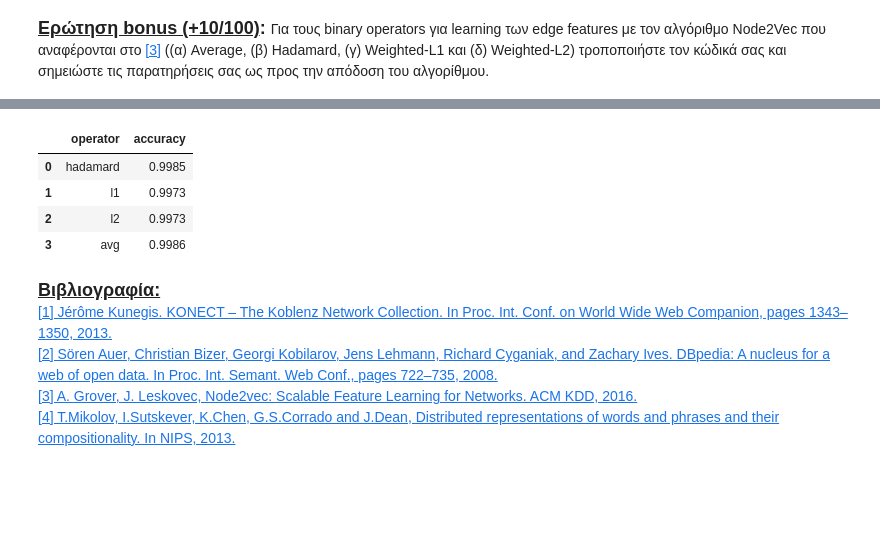
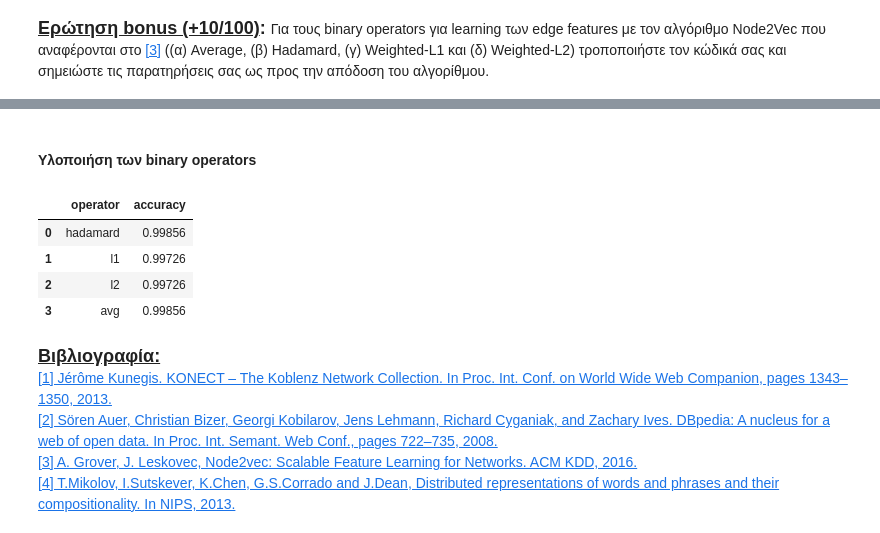
Before and after one commit to NicoleMp2/SocialNetworksAnalysis, a Jupyter notebook: ass3/ΑΚΔ_3η_Άσκηση_student_version.ipynb, the cells around one changed output, grey strips where cells are left out. Cells and saved outputs as stored; diff of their text form; code cells hidden in the pictures; blank space fills up the shorter version.

```diff
--- a/ass3/ΑΚΔ_3η_Άσκηση_student_version.ipynb
+++ b/ass3/ΑΚΔ_3η_Άσκηση_student_version.ipynb
@@ -418,38 +443,40 @@ df
+# %% [markdown]
+#### Yλοποιήση των binary operators
 # %%
 
 def operator_hadamard(u, v):
     return u * v
 
 def operator_l1(u, v):
     return np.abs(u - v)
 
 def operator_l2(u, v):
     return (u - v) ** 2
 
 def operator_avg(u, v):
     return (u + v) / 2.0
 
 def get_embedding(u):
     return n2v_model.wv[u]
 
 def binary_operator_mine(embedding, dataset, target):
     x = [embedding(get_embedding(str(i)), get_embedding(str(j))) for i, j in dataset["edge"]]
     X_train, X_test, y_train, y_test = train_test_split(x, dataset["link"], random_state=0)
     classifier = RandomForestClassifier(max_depth=2, random_state=0)
     classifier.fit(X_train, y_train)
     preds = classifier.predict(X_test)
-    return accuracy_score(y_test, preds).round(4)
+    return accuracy_score(y_test, preds).round(5)
 
 df_mine = pd.DataFrame(columns=["operator", "accuracy"])
 df_mine["operator"] = ["hadamard", "l1", "l2", "avg"]
 df_mine["accuracy"] = [binary_operator_mine(operator_hadamard, df_merged, df_merged["link"]), binary_operator_mine(operator_l1, df_merged, df_merged["link"]), binary_operator_mine(operator_l2, df_merged, df_merged["link"]), binary_operator_mine(operator_avg, df_merged, df_merged["link"])]
 df_mine
 # %% [output]
 |  | operator | accuracy |
-| 0 | hadamard | 0.9985 |
-| 1 | l1 | 0.9973 |
-| 2 | l2 | 0.9973 |
-| 3 | avg | 0.9986 |
+| 0 | hadamard | 0.99856 |
+| 1 | l1 | 0.99726 |
+| 2 | l2 | 0.99726 |
+| 3 | avg | 0.99856 |
 # %% [markdown]
 <html><font size=4><B><U>Βιβλιογραφία:</U></B><BR></font>
 <a href="https://dl.acm.org/doi/10.1145/2487788.2488173">[1]	Jérôme Kunegis. KONECT – The Koblenz Network Collection. In Proc. Int. Conf. on World Wide Web Companion, pages 1343–1350, 2013.</a><BR>
```
Also changed, not shown: parts of 15 cells of this notebook.
